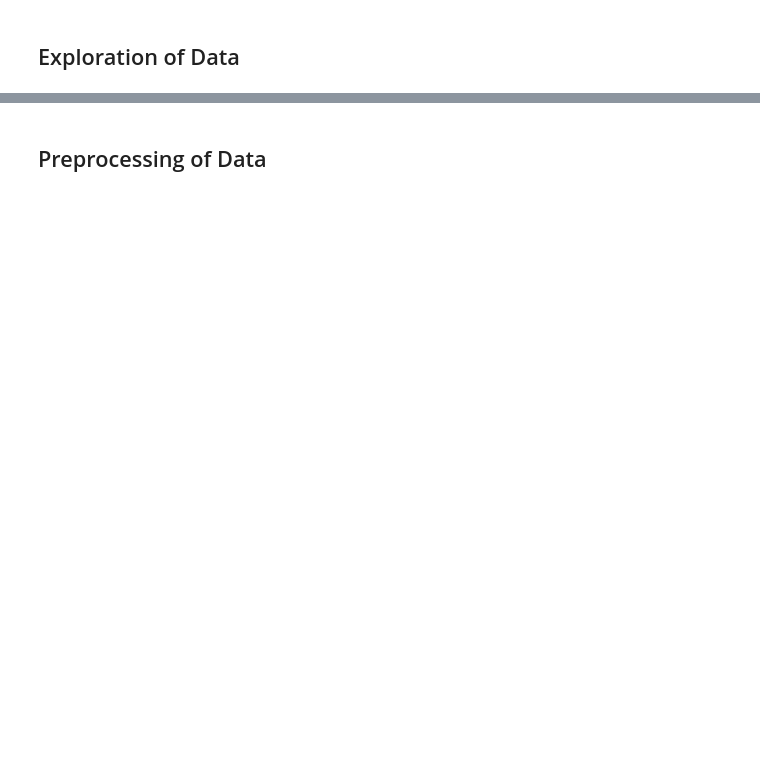
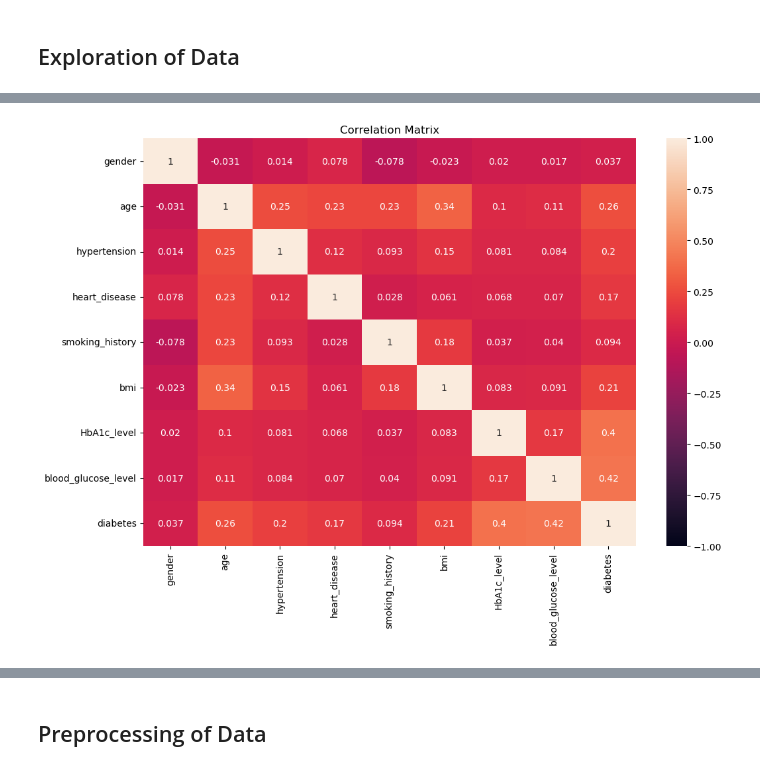
Before and after one commit to VBoudreau55/ML_Project, a Jupyter notebook: Project_Code.ipynb, the cells around one changed output, grey strips where cells are left out. Drawn from its saved outputs; the diff is of its cells as text; code cells hidden in the pictures; blank space fills up the shorter version.

Commit message:
Added Data Visualization
Corrected data visualization with new main

```diff
--- a/Project_Code.ipynb
+++ b/Project_Code.ipynb
@@ -85,10 +140,12 @@ check_anomalies(diabetes_df)
 # %%
-#Correlation Matrxi
+#Correlation Matrix
 plt.figure(figsize=(12, 8))
 correlation_matrix = diabetes_df.corr()
-sb.heatmap(correlation_matrix, annot=True, vmin=-1, vmax=1)
+sns.heatmap(correlation_matrix, annot=True, vmin=-1, vmax=1)
 plt.title('Correlation Matrix')
 plt.show()
+# %% [output]
+[figure, added]
 # %%
 #Display class imbalance
 
```
Also changed, not shown: parts of 20 cells of this notebook.
